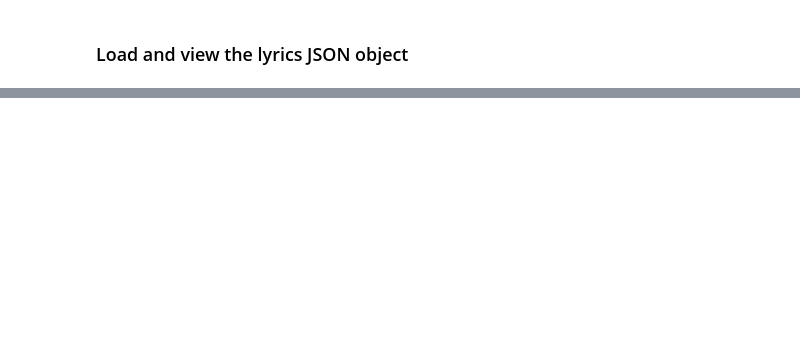
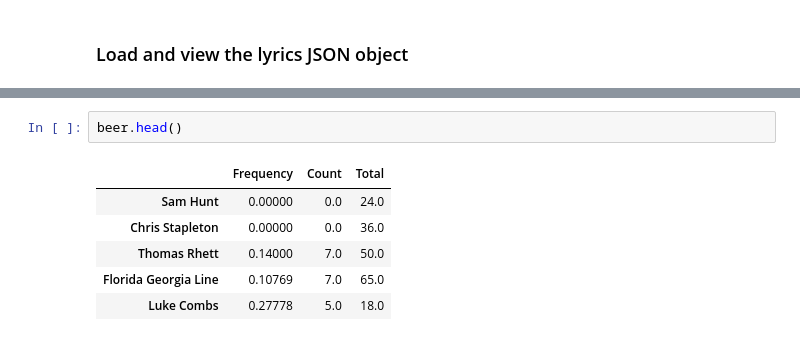
Before and after one commit to johnwmillr/trucks-and-beer, a Jupyter notebook: countryArtists.ipynb, the cells around one changed output, grey strips where cells are left out. Cells and saved outputs as stored; diff of their text form; blank space fills up the shorter version.

```diff
--- a/countryArtists.ipynb
+++ b/countryArtists.ipynb
@@ -108,0 +242,9 @@ pprint(data)
+# %%
+beer.head()
+# %% [output]
+|  | Frequency | Count | Total |
+| Sam Hunt | 0.00000 | 0.0 | 24.0 |
+| Chris Stapleton | 0.00000 | 0.0 | 36.0 |
+| Thomas Rhett | 0.14000 | 7.0 | 50.0 |
+| Florida Georgia Line | 0.10769 | 7.0 | 65.0 |
+| Luke Combs | 0.27778 | 5.0 | 18.0 |
```
Also changed, not shown: parts of 17 cells of this notebook.
